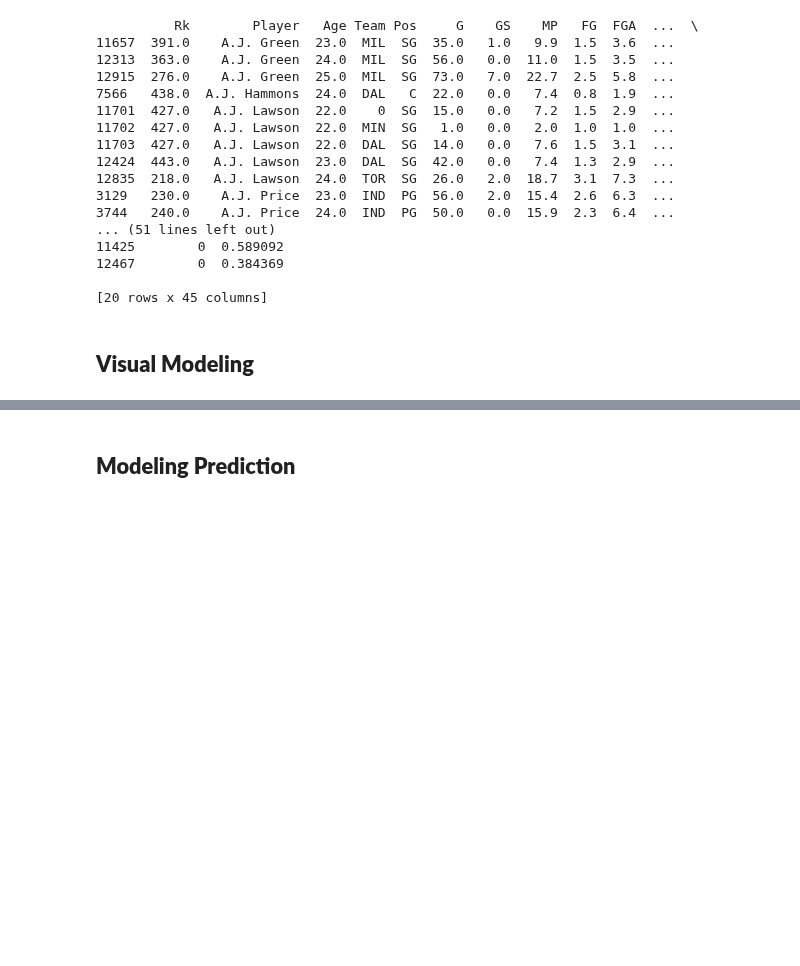
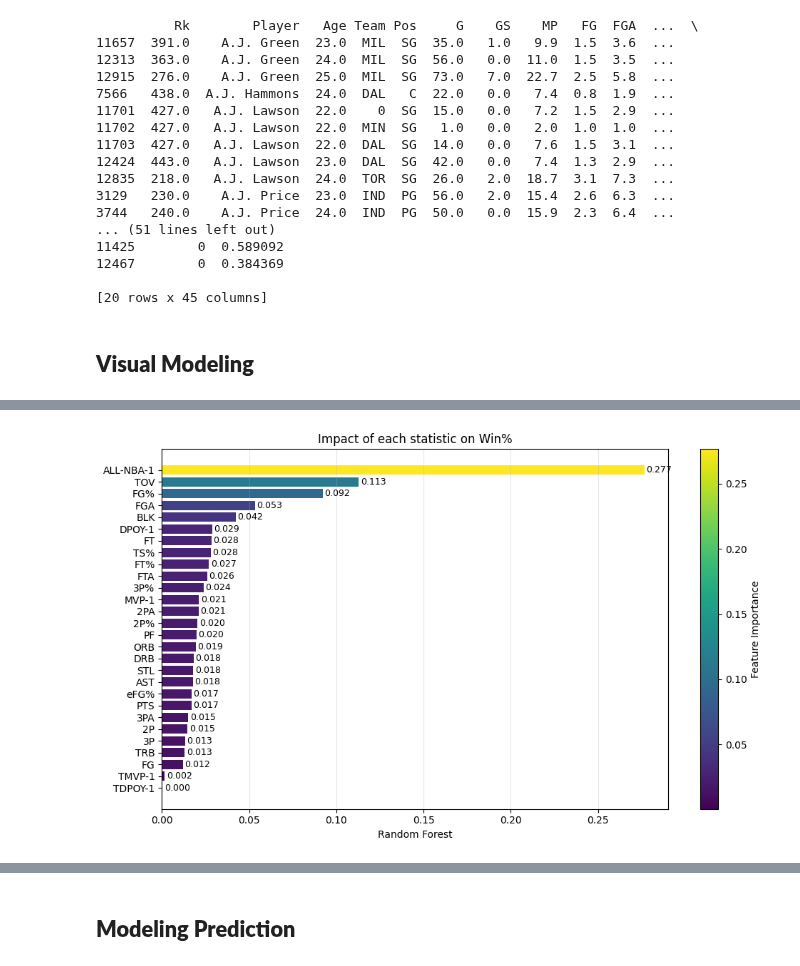
Before and after one commit to maadmaaax/Project_NBA_GroupM, a Jupyter notebook: Analyse_Principale.ipynb, the cells around one changed output, grey strips where cells are left out. Drawn from its saved outputs; the diff is of its cells as text; code cells hidden in the pictures; blank space fills up the shorter version.

```diff
--- a/Analyse_Principale.ipynb
+++ b/Analyse_Principale.ipynb
@@ -603,0 +422,82 @@ print(vif_df.sort_values('VIF', ascending=False))
+# %%
+def run_random_forest_analysis():
+    """Complete Random Forest analysis pipeline"""
+
+    # Data prep (same as above)
+    nbas_df = nbas_data_full.copy() # Use a copy to avoid modifying the global DataFrame unexpectedly
+    nbas_df['MP'] = pd.to_numeric(nbas_df['MP'], errors='coerce')
+    nbas_df = nbas_df[nbas_df['MP'] >= 5].copy()
+
+    stat_cols = ['FG', 'FGA', 'FG%', '3P', '3PA', '3P%', '2P', '2PA', '2P%',
+                 'eFG%', 'FT', 'FTA', 'FT%', 'ORB', 'DRB', 'TRB', 'AST', 'STL','TS%',
+                 'BLK', 'TOV', 'PF', 'PTS','TMVP-1','TDPOY-1','MVP-1','DPOY-1','ALL-NBA-1']
+
+    # Normalize
+    for col in stat_cols:
+        nbas_df[col] = pd.to_numeric(nbas_df[col], errors='coerce')
+        min_val, max_val = nbas_df[col].min(), nbas_df[col].max()
+        if max_val > min_val:
+            nbas_df[f'{col}_norm'] = (nbas_df[col] - min_val) / (max_val - min_val)
+
+    # Aggregate & merge
+    team_stats = nbas_df.groupby(['Team', 'Season'])[[f'{col}_norm' for col in stat_cols]].mean().reset_index()
+    sts_df = sts_data_full.copy() # Use a copy
+    sts_df['W%'] = pd.to_numeric(sts_df['W%'], errors='coerce')
+    merged_df = team_stats.merge(sts_df[['Team', 'Season', 'W%']], on=['Team', 'Season'])
+
+    X = merged_df[[f'{col}_norm' for col in stat_cols]].fillna(0)
+    y = merged_df['W%'].fillna(0)
+
+    # Train RF
+    X_train, X_test, y_train, y_test = train_test_split(X, y, test_size=0.2, random_state=42)
+    rf = RandomForestRegressor(n_estimators=100, random_state=42, max_depth=10)
+    rf.fit(X_train, y_train)
+
+    # Results
+    importances = pd.DataFrame({
+        'Stat': [f'{col}_norm' for col in stat_cols],
+        'Importance': rf.feature_importances_
+    }).sort_values('Importance', ascending=False)
+
+    print(f"Test R²: {rf.score(X_test, y_test):.4f}")
+    print("\nTop 10 Features:")
+    print(importances.head(10))
+
+    return rf, importances
+
+# Run complete analysis
+model, importances = run_random_forest_analysis()
+
+
+top_n = 30
+imp_sorted = importances.sort_values('Importance', ascending=True).tail(top_n).copy()
+imp_sorted['Stat_clean'] = imp_sorted['Stat'].str.replace('_norm', '', regex=False)
+
+values = imp_sorted['Importance'].values
+norm = (values - values.min()) / (values.max() - values.min() + 1e-9)
+colors = cm.viridis(norm)  # choose any cmap: viridis, plasma, coolwarm, etc.
+
+fig, ax = plt.subplots(figsize=(10, 6)) # Explicitly create figure and axes
+bars = ax.barh(imp_sorted['Stat_clean'], imp_sorted['Importance'], color=colors)
+ax.set_xlabel('Random Forest')
+ax.set_title(f'Impact of each statistic on Win%')
+ax.grid(axis='x', alpha=0.3)
+
+# Add value labels
+for bar in bars:
+    width = bar.get_width()
+    ax.text(
+        width + 0.001, bar.get_y() + bar.get_height()/2,
+        f'{width:.3f}', va='center', fontsize=9
+    )
+
+# Optional colorbar
+sm = plt.cm.ScalarMappable(cmap=cm.viridis,
+                           norm=plt.Normalize(vmin=values.min(), vmax=values.max()))
+sm.set_array([])
+cbar = fig.colorbar(sm, ax=ax) # Pass the axes to the figure's colorbar method
+cbar.set_label('Feature Importance')
+
+plt.tight_layout()
+plt.show()
+# %% [output]
@@ -604,3 +518,4 @@ print(vif_df.sort_values('VIF', ascending=False))
+[figure, added]
 # %%
 def run_team_regression_sm():
     # Re-import statsmodels.api as sm to ensure 'sm' refers to the correct module
```
Also changed, not shown: parts of 13 cells of this notebook.
